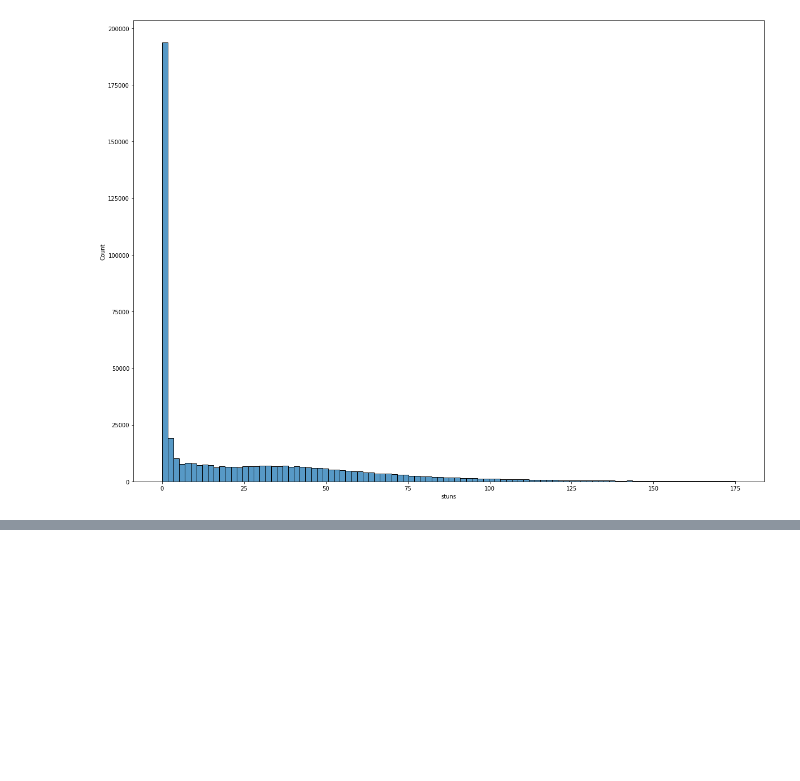
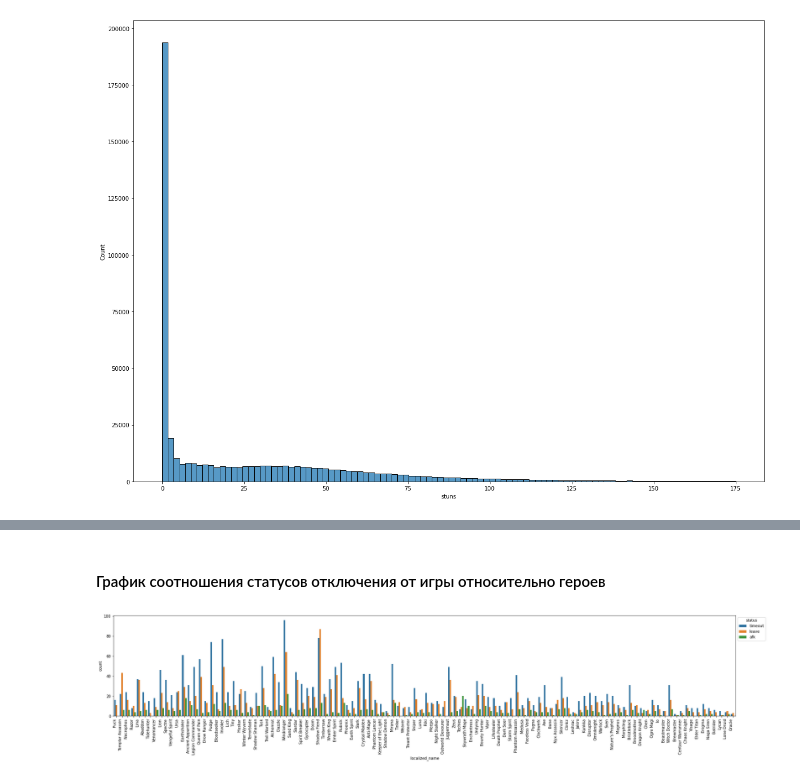
Before and after one commit to amatemeow/MLPY, a Jupyter notebook: task1/task1.ipynb, the cells around one changed output, grey strips where cells are left out. Cells and saved outputs as stored; diff of their text form; code cells hidden in the pictures; blank space fills up the shorter version.

```diff
--- a/task1/task1.ipynb
+++ b/task1/task1.ipynb
@@ -271,0 +382,13 @@ Hero: Zeus                           mean gpm: 406.1948136849
+# %% [markdown]
+<h4>График соотношения статусов отключения от игры относительно героев</h4>
+# %%
+fig = plt.figure(figsize = (30, 5))
+
+gr_h_leaver = merged.copy()
+gr = sns.countplot(x = "localized_name", hue = "leaver_status", data = gr_h_leaver.loc[~gr_h_leaver["leaver_status"].isin([0,1])])
+legend_labels, _= gr.get_legend_handles_labels()
+gr.legend(legend_labels, ["timeout", "leave", "afk"], bbox_to_anchor = (1,1), title = "status")
+gr.set_xticklabels(gr.get_xticklabels(), rotation = 90, ha = "right")
+plt.show()
+# %% [output]
+[figure, added]
```
Also changed, not shown: parts of 13 cells of this notebook.
